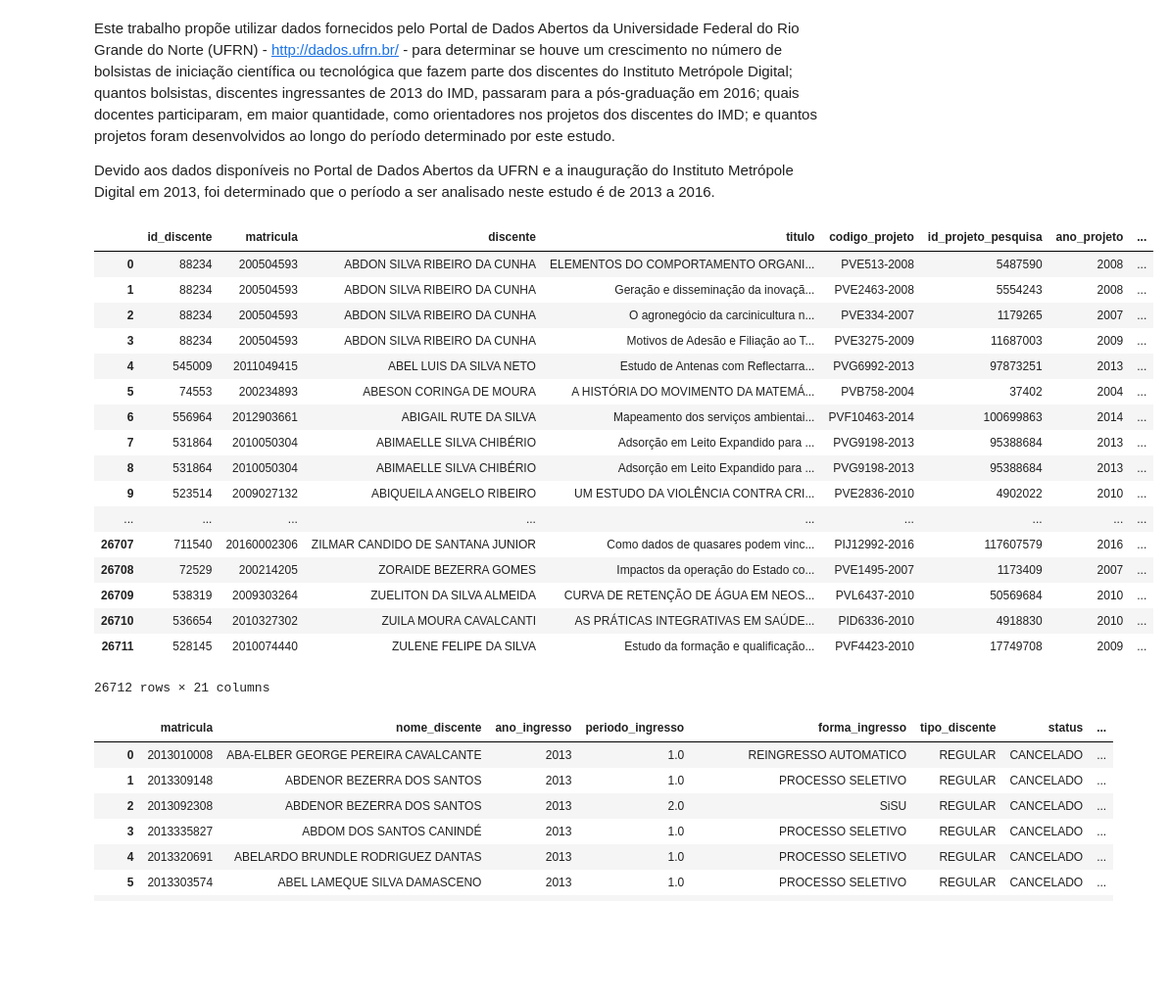
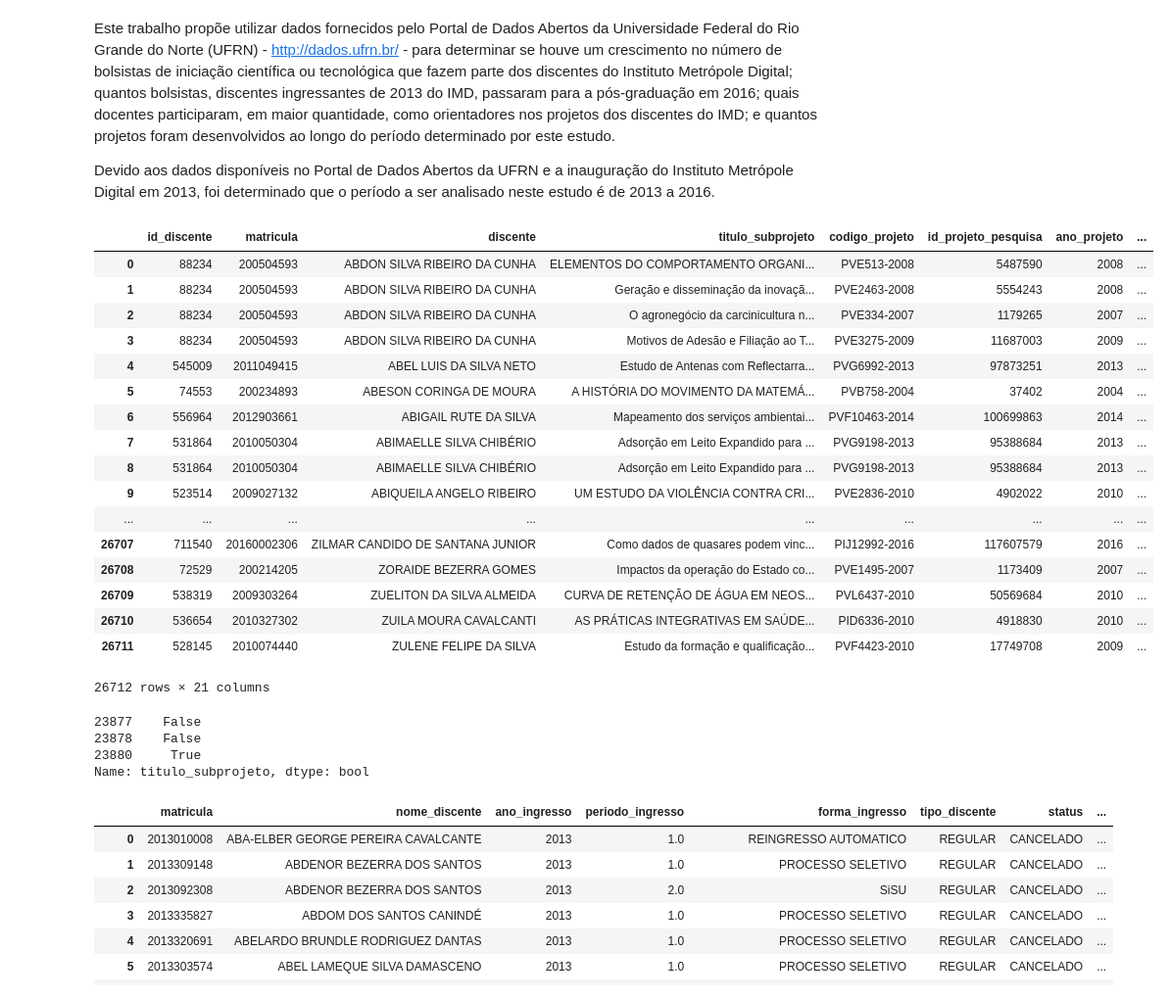
Before and after one commit to patysayonara/PROB_TRABALHO, a Jupyter notebook: Projetos_IMD.ipynb, the cells around one changed output. Shown: that part at 98% size. Saved outputs shown, nothing was run; the diff lists cells and outputs as text; code cells hidden in the pictures; blank space fills up the shorter version.

```diff
--- a/Projetos_IMD.ipynb
+++ b/Projetos_IMD.ipynb
@@ -13,15 +13,16 @@ import numpy as np
 # %%
 #Bolsistas de Iniciação Científica ou Tecnológica
 bolsistas_url = 'http://bit.do/egeSD'
 bolsistas = pd.read_csv(bolsistas_url, sep=';')
 
 bolsistas.rename(columns={'status':'status_projeto'}, inplace=True)
 bolsistas.rename(columns={'ano': 'ano_projeto'}, inplace=True)
 bolsistas.rename(columns={'unidade': 'unidade_projeto'}, inplace=True)
+bolsistas.rename(columns={'titulo': 'titulo_subprojeto'}, inplace=True)
 
 bolsistas
 # %% [output]
-|  | id_discente | matricula | discente | titulo | codigo_projeto | id_projeto_pesquisa | ano_projeto | ... |
+|  | id_discente | matricula | discente | titulo_subprojeto | codigo_projeto | id_projeto_pesquisa | ano_projeto | ... |
 | 0 | 88234 | 200504593 | ABDON SILVA RIBEIRO DA CUNHA | ELEMENTOS DO COMPORTAMENTO ORGANI... | PVE513-2008 | 5487590 | 2008 | ... |
 | 1 | 88234 | 200504593 | ABDON SILVA RIBEIRO DA CUNHA | Geração e disseminação da inovaçã... | PVE2463-2008 | 5554243 | 2008 | ... |
 | 2 | 88234 | 200504593 | ABDON SILVA RIBEIRO DA CUNHA | O agronegócio da carcinicultura n... | PVE334-2007 | 1179265 | 2007 | ... |
@@ -39,6 +40,13 @@ bolsistas
 | 26710 | 536654 | 2010327302 | ZUILA MOURA CAVALCANTI | AS PRÁTICAS INTEGRATIVAS EM SAÚDE... | PID6336-2010 | 4918830 | 2010 | ... |
 | 26711 | 528145 | 2010074440 | ZULENE FELIPE DA SILVA | Estudo da formação e qualificação... | PVF4423-2010 | 17749708 | 2009 | ... |
 26712 rows × 21 columns
+# %%
+bolsistas[bolsistas.matricula == 2016035726].titulo_subprojeto.duplicated()
+# %% [output]
+23877    False
+23878    False
+23880     True
+Name: titulo_subprojeto, dtype: bool
 # %%
 #Alunos ingressantes de 2013
 discentes2013_url = 'http://bit.do/egeUM'
```
Also changed, not shown: parts of 9 cells of this notebook.
